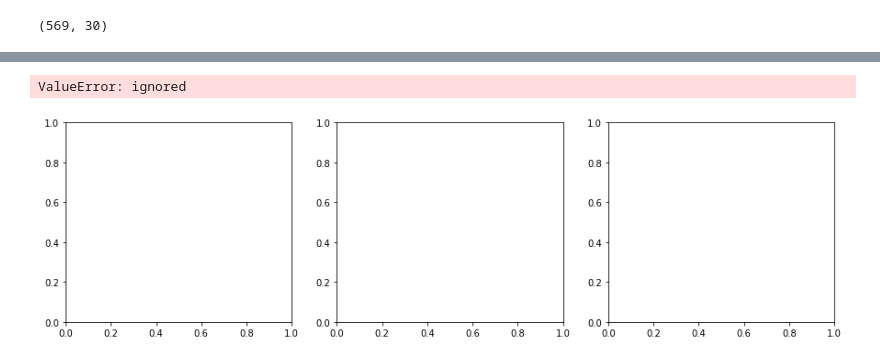
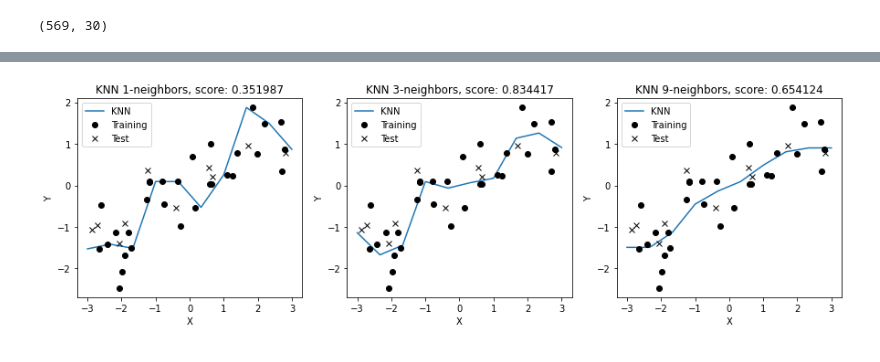
Before and after one commit to LeeJiHoon1125/Lee-Ji-Hoon, a Jupyter notebook: 이지훈7강8강.ipynb, the cells around one changed output, grey strips where cells are left out. Saved outputs shown, nothing was run; the diff lists cells and outputs as text; code cells hidden in the pictures.

```diff
--- a/이지훈7강8강.ipynb
+++ b/이지훈7강8강.ipynb
@@ -362,2 +349,2 @@ NameError: ignored
 # %%
-X, y =mglearn,datasets,make_wave(n_samples=40)
+X, y =mglearn. datasets.make_wave(n_samples=40)
@@ -366,8 +351,8 @@ NameError: ignored
 # %%
 from sklearn.neighbors import KNeighborsRegressor
 # %%
-x_train, x_test, y_train, y_test = train_test_split(x,y,random_state=0)
+X_train, X_test, y_train, y_test = train_test_split(X,y,random_state=0)
 # %%
 reg = KNeighborsRegressor(n_neighbors=3)
-reg.fit(x_train, y_train)
+reg.fit(X_train, y_train)
 # %% [output]
@@ -385,9 +372,9 @@ plt.show()
 line = np.linspace(-3,3,1000).reshape(-1,1)
 # %%
 reg = KNeighborsRegressor(n_neighbors=3)
-reg.fit(x_train, y_train)
+reg.fit(X_train, y_train)
 plt.plot(line, reg.predict(line), label='KNN')
-plt.plot(x_train, y_train, 'ko', label='Training')
-plt.plot(x_test, y_test, 'kx', label = 'Test')
+plt.plot(X_train, y_train, 'ko', label='Training')
+plt.plot(X_test, y_test, 'kx', label = 'Test')
 plt.show()
 # %% [output]
@@ -395,16 +382,15 @@ ValueError: ignored
 # %%
 fig, axes = plt.subplots(1,3, figsize=(15,4))
 line = np.linspace(-3,3,10).reshape(-1,1)
 for n_neighbors, ax in zip([1,3,9],axes):
   reg = KNeighborsRegressor(n_neighbors=n_neighbors)
-  reg.fit(x_train, y_train)
+  reg.fit(X_train, y_train)
   ax.plot(line, reg.predict(line), label='KNN')
-  ax.plot(x_train, y_train, 'ko', label = 'Training')
-  ax.plot(x_test, y_test, 'kx', label = 'Test')
-  ax.set_title('KNN {}-neighbors, score: {:2,f}'.format(n_neighbors, reg.score(x_test,y_test)))
+  ax.plot(X_train, y_train, 'ko', label = 'Training')
+  ax.plot(X_test, y_test, 'kx', label = 'Test')
+  ax.set_title('KNN {}-neighbors, score: {:2,f}'.format(n_neighbors, reg.score(X_test,y_test)))
   ax.set_xlabel("X")
   ax.set_ylabel("Y")
   ax.legend()
 # %% [output]
-ValueError: ignored
-[figure, old version]
+[figure, new version]
```
Also changed, not shown: parts of 27 cells of this notebook.
